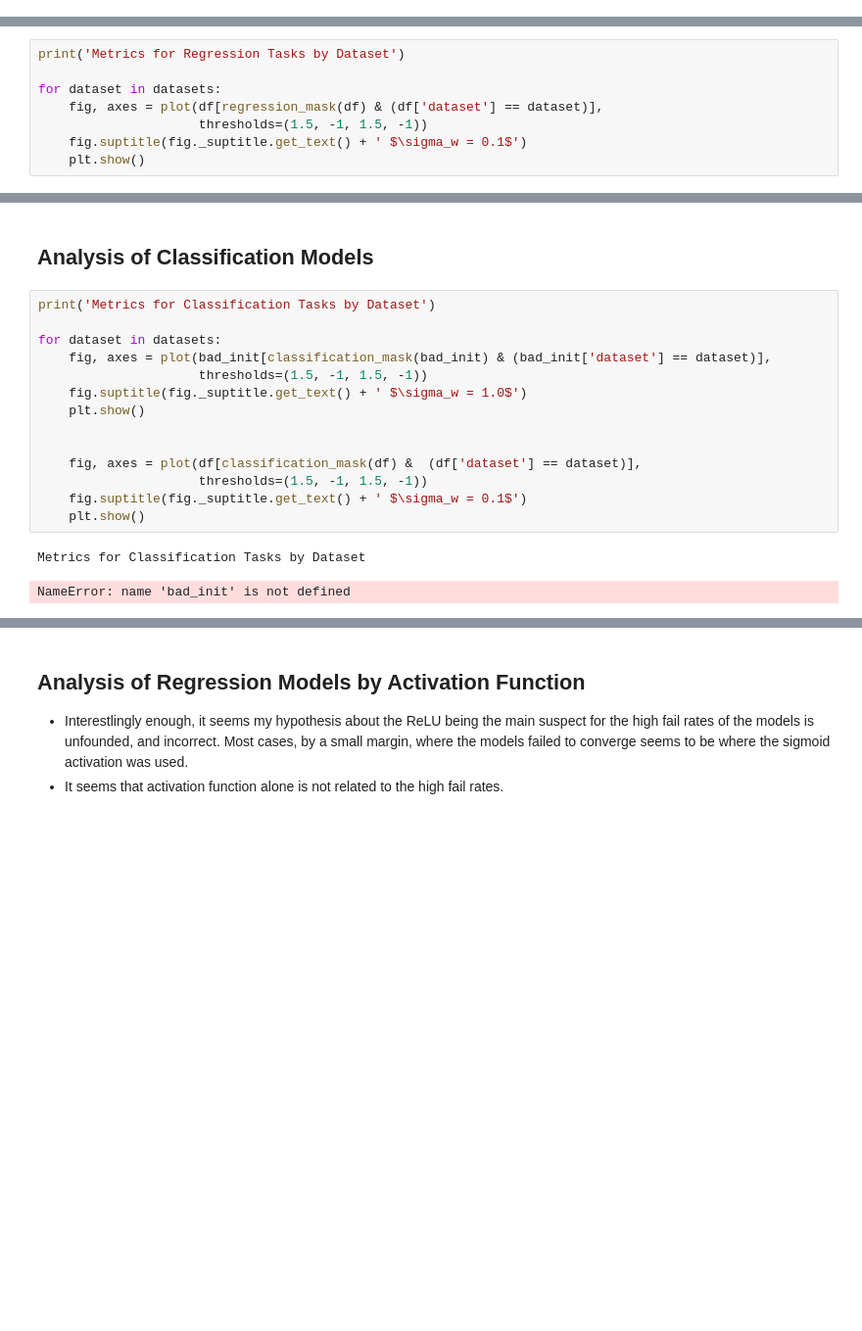
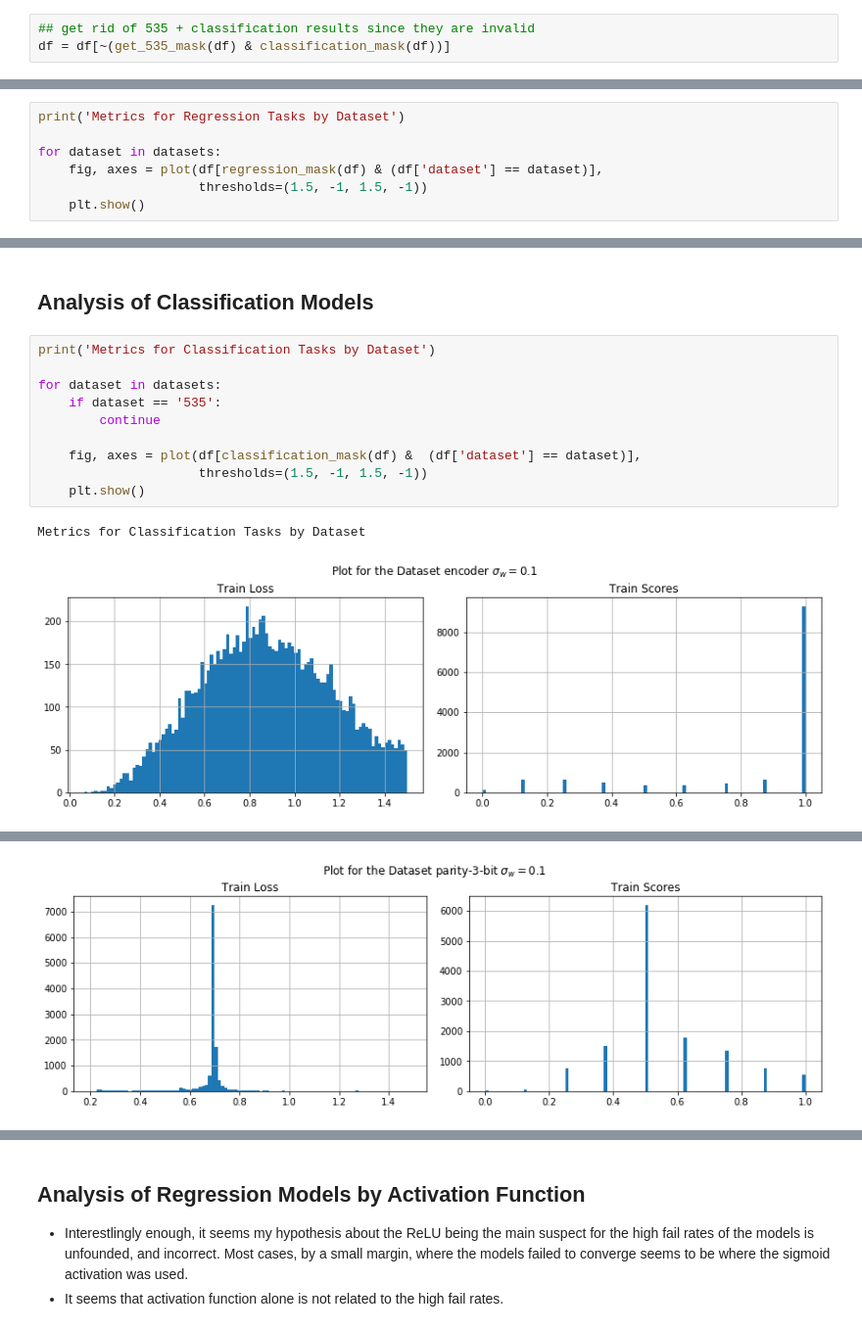
Before and after one commit to AnthonyDickson/Neural-Networks, a Jupyter notebook: notebooks/Exploratory Data Analysis.ipynb, the cells around one changed output, grey strips where cells are left out. Shown at 98% size. Saved outputs shown, nothing was run; the diff lists cells and outputs as text; blank space fills up the shorter version.

```diff
--- a/notebooks/Exploratory Data Analysis.ipynb
+++ b/notebooks/Exploratory Data Analysis.ipynb
@@ -61,6 +61,9 @@ df.head()
 | a99a2a1ecd0377d4d4d5c47d3015771b | LeakyReLU | 1 | MLPRegressor | xor | 0.0 | 0.1 | 0.5 | ... |
 | a523da2d87ca23feb5411114cf717710 | LeakyReLU | 1 | MLPRegressor | xor | 0.0 | 0.1 | 0.0 | ... |
 5 rows × 225 columns
+# %%
+## get rid of 535 + classification results since they are invalid
+df = df[~(get_535_mask(df) & classification_mask(df))]
 # %% [markdown]
 ## Analysis of Regression Models
 
@@ -78,7 +81,6 @@ print('Metrics for Regression Tasks by Dataset')
 for dataset in datasets:
     fig, axes = plot(df[regression_mask(df) & (df['dataset'] == dataset)],
                      thresholds=(1.5, -1, 1.5, -1))
-    fig.suptitle(fig._suptitle.get_text() + ' $\sigma_w = 0.1$')
     plt.show()
 # %% [output]
 Metrics for Regression Tasks by Dataset
@@ -93,17 +95,13 @@ Metrics for Regression Tasks by Dataset
 # %%
 print('Metrics for Classification Tasks by Dataset')
 
 for dataset in datasets:
-    fig, axes = plot(bad_init[classification_mask(bad_init) & (bad_init['dataset'] == dataset)],
-                     thresholds=(1.5, -1, 1.5, -1))
-    fig.suptitle(fig._suptitle.get_text() + ' $\sigma_w = 1.0$')
-    plt.show()
-
+    if dataset == '535':
+        continue
 
     fig, axes = plot(df[classification_mask(df) &  (df['dataset'] == dataset)],
                      thresholds=(1.5, -1, 1.5, -1))
-    fig.suptitle(fig._suptitle.get_text() + ' $\sigma_w = 0.1$')
     plt.show()
 # %% [output]
 Metrics for Classification Tasks by Dataset
-NameError: name 'bad_init' is not defined
+[figure, added]
@@ -109,0 +109 @@ NameError: name 'bad_init' is not defined
+[figure, added]
```
Also changed, not shown: parts of 6 cells of this notebook, 4 other files.
